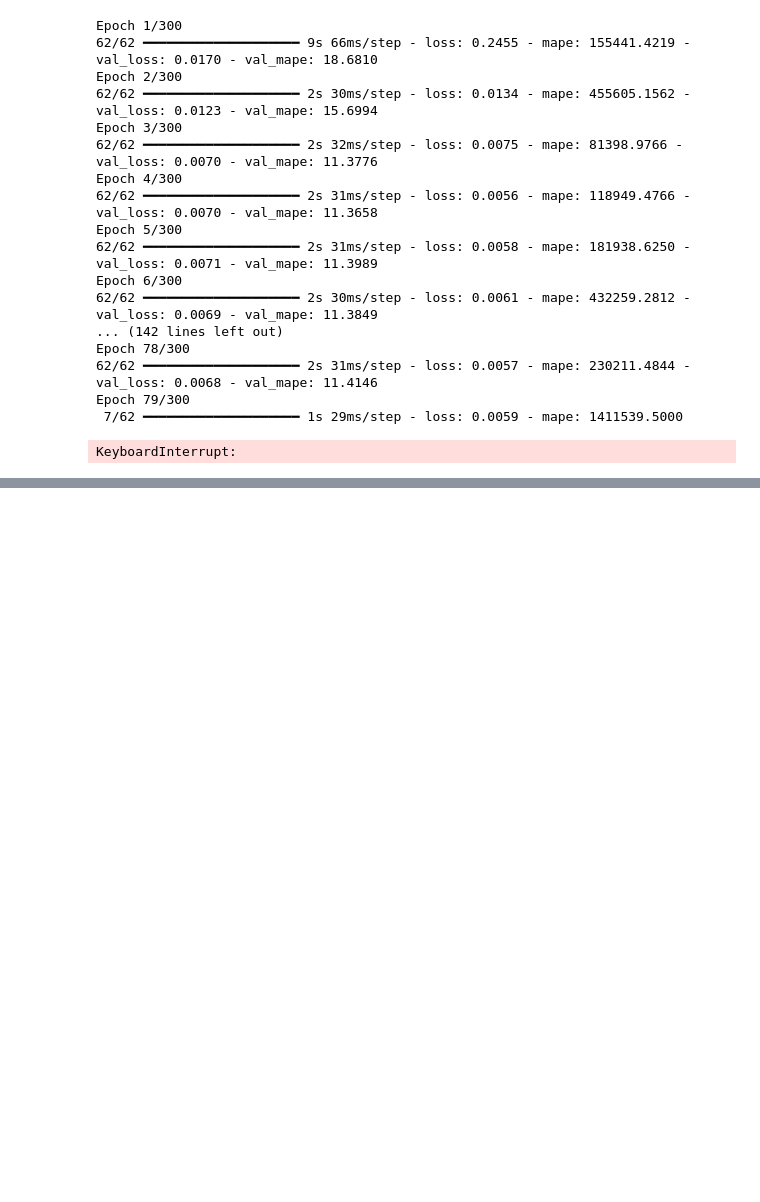
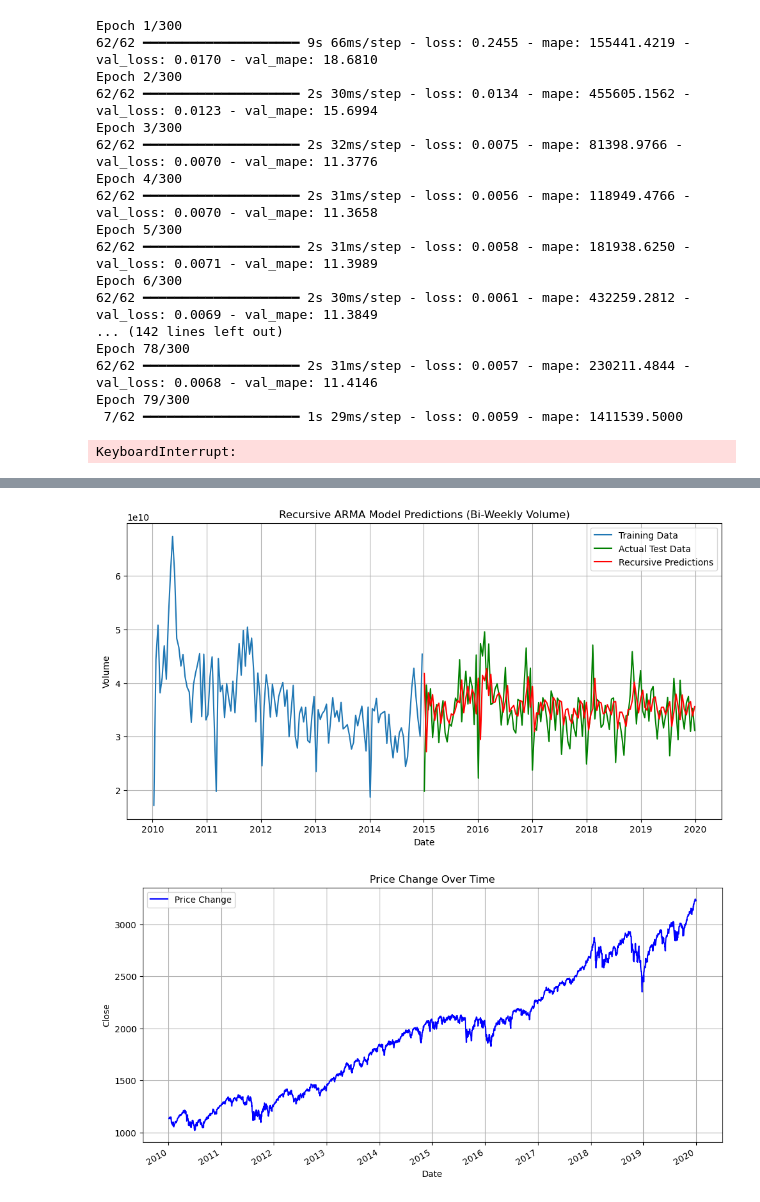
Before and after one commit to mehmeterenozgun/volume-based, a Jupyter notebook: volume.ipynb, the cells around one changed output, grey strips where cells are left out. Drawn from its saved outputs; the diff is of its cells as text; code cells hidden in the pictures; blank space fills up the shorter version.

Commit message:
arima model is implemented for volume forecasting

```diff
--- a/volume.ipynb
+++ b/volume.ipynb
@@ -367,3 +369,69 @@ print("Input shape (X):", X.shape)  # Expected: (813, 60, 1)
 print("Target shape (y):", y.shape) # Expected: (813, 20, 1)
 # %%
 plot_training_history(history)
+# %%
+# Load the dataset
+file_path = 'sp500_index_volume.csv'
+index_volume = pd.read_csv(file_path)
+
+# Convert the 'Date' column to datetime and set it as the index
+index_volume['Date'] = pd.to_datetime(index_volume['Date'])
+index_volume.set_index('Date', inplace=True)
+
+# Resample the data to bi-weekly frequency (sum the volume for bi-weekly intervals)
+biweekly_data = index_volume['Volume'].resample('2W').sum()
+
+# Split into training and testing datasets
+train_data = biweekly_data['2010-01-01':'2015-01-01']  # Training period
+test_data = biweekly_data['2015-01-01':'2019-12-31']  # Testing period
+
+# Step 1: Fit ARMA model once using the training data
+fixed_order = (1, 0, 0)  # Predefine an order or find it from an initial grid search
+initial_model = ARIMA(train_data, order=fixed_order)
+fitted_model = initial_model.fit()
+
+# Step 2: Use recursive forecasting for the test period
+predictions_recursive = []
+train_data_dynamic = train_data.copy()
+
+for i in range(len(test_data)):
+    forecast = fitted_model.get_forecast(steps=1)
+    predicted_value = forecast.predicted_mean.iloc[0]
+    print(predicted_value)
+    predictions_recursive.append(predicted_value)
+
+    # Update training data with the actual value from the test set
+    new_data = test_data.iloc[i:i+1]
+    train_data_dynamic = pd.concat([train_data_dynamic, new_data])
+
+    # Refit the model using the updated training data
+    fitted_model = ARIMA(train_data_dynamic, order=fixed_order).fit()
+
+# Convert predictions to a pandas Series
+predictions_recursive = pd.Series(predictions_recursive, index=test_data.index)
+
+
+# Evaluate predictions
+mse_recursive = mean_squared_error(test_data, predictions_recursive)
+print(f"Mean Squared Error (Recursive ARMA): {mse_recursive}")
+
+# Plot results
+plt.figure(figsize=(12, 6))
+plt.plot(train_data, label="Training Data")
+plt.plot(test_data, label="Actual Test Data", color="green")
+plt.plot(predictions_recursive, label="Recursive Predictions", color="red")
+plt.title("Recursive ARMA Model Predictions (Bi-Weekly Volume)")
+plt.xlabel("Date")
+plt.ylabel("Volume")
+plt.legend()
+plt.grid()
+plt.show()
+
+plt.figure(figsize=(12, 6))
+index_volume['Close'].plot(title="Price Change Over Time", color='blue', label='Price Change')
+plt.xlabel("Date")
+plt.ylabel("Close")
+plt.legend()
+plt.grid(True)
+plt.show()
+# %% [output]
@@ -369,0 +455,2 @@ plot_training_history(history)
+[figure, added]
+[figure, added]
```
Also changed, not shown: parts of 4 cells of this notebook.
